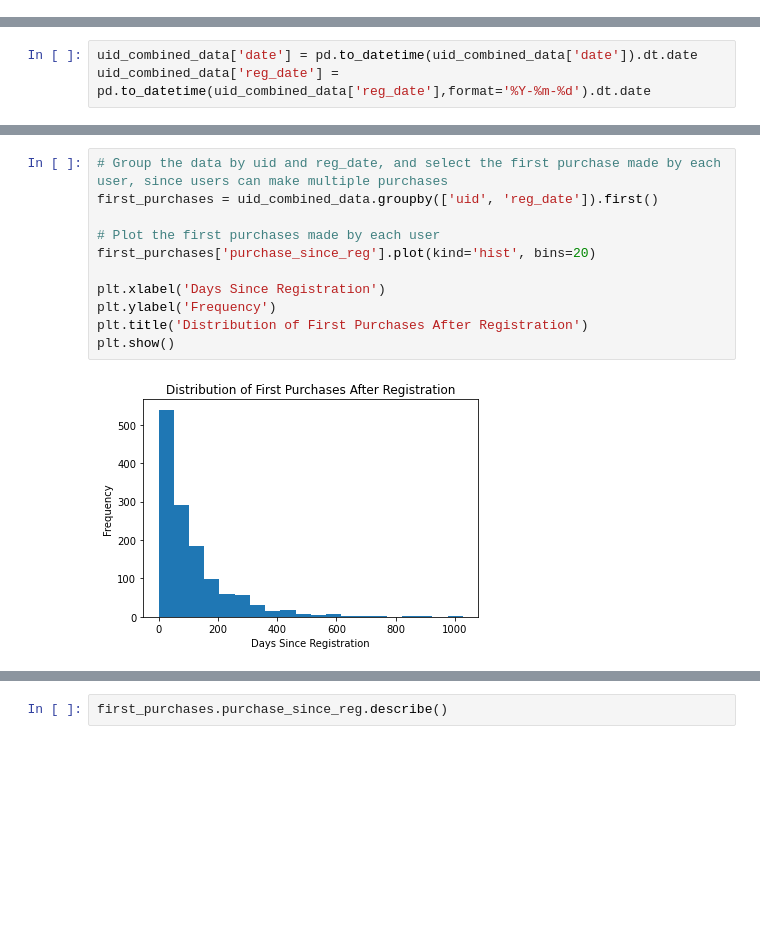
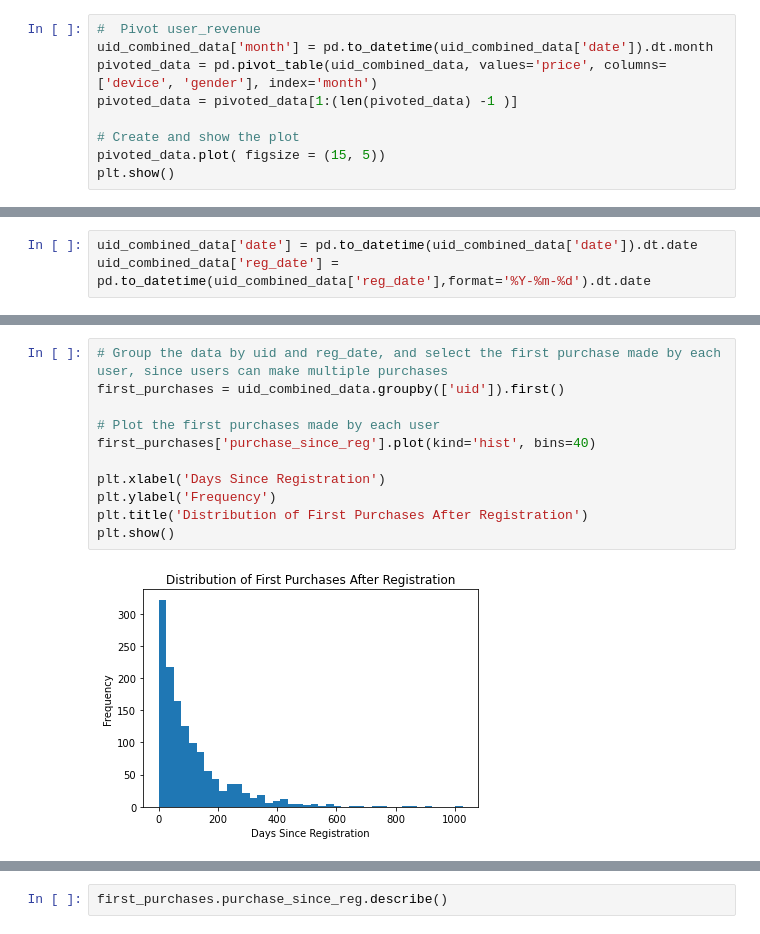
Before and after one commit to noor92/customer-analysis, a Jupyter notebook: analysis.ipynb, the cells around one changed output, grey strips where cells are left out. Cells and saved outputs as stored; diff of their text form; blank space fills up the shorter version.

```diff
--- a/analysis.ipynb
+++ b/analysis.ipynb
@@ -613 +640,10 @@ devices_gender
 | 3 | M | iOS | 255 |
+# %%
+#  Pivot user_revenue
+uid_combined_data['month'] = pd.to_datetime(uid_combined_data['date']).dt.month
+pivoted_data = pd.pivot_table(uid_combined_data, values='price', columns=['device', 'gender'], index='month')
+pivoted_data = pivoted_data[1:(len(pivoted_data) -1 )]
+
+# Create and show the plot
+pivoted_data.plot( figsize = (15, 5))
+plt.show()
@@ -672,14 +713,14 @@ uid_combined_data.head()
 | 4 | 2017-12-01 | 91591874 | sku_four_599 | 599 | 2017-01-05 | and | M | TUR | 17 | (16, 17] | ... |
 # %%
 # Group the data by uid and reg_date, and select the first purchase made by each user, since users can make multiple purchases
-first_purchases = uid_combined_data.groupby(['uid', 'reg_date']).first()
+first_purchases = uid_combined_data.groupby(['uid']).first()
 
 # Plot the first purchases made by each user
-first_purchases['purchase_since_reg'].plot(kind='hist', bins=20)
+first_purchases['purchase_since_reg'].plot(kind='hist', bins=40)
 
 plt.xlabel('Days Since Registration')
 plt.ylabel('Frequency')
 plt.title('Distribution of First Purchases After Registration')
 plt.show()
 # %% [output]
-[figure, old version]
+[figure, new version]
```
Also changed, not shown: parts of 30 cells of this notebook.
